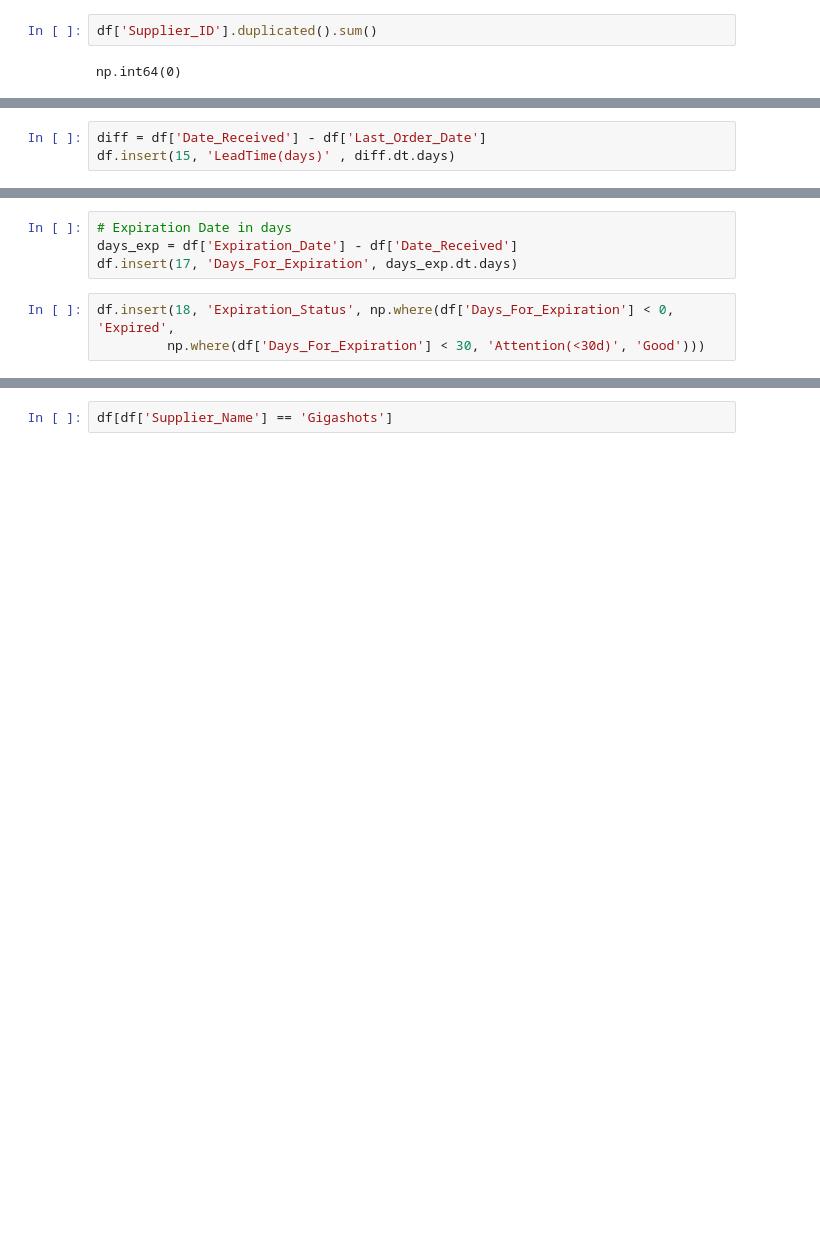
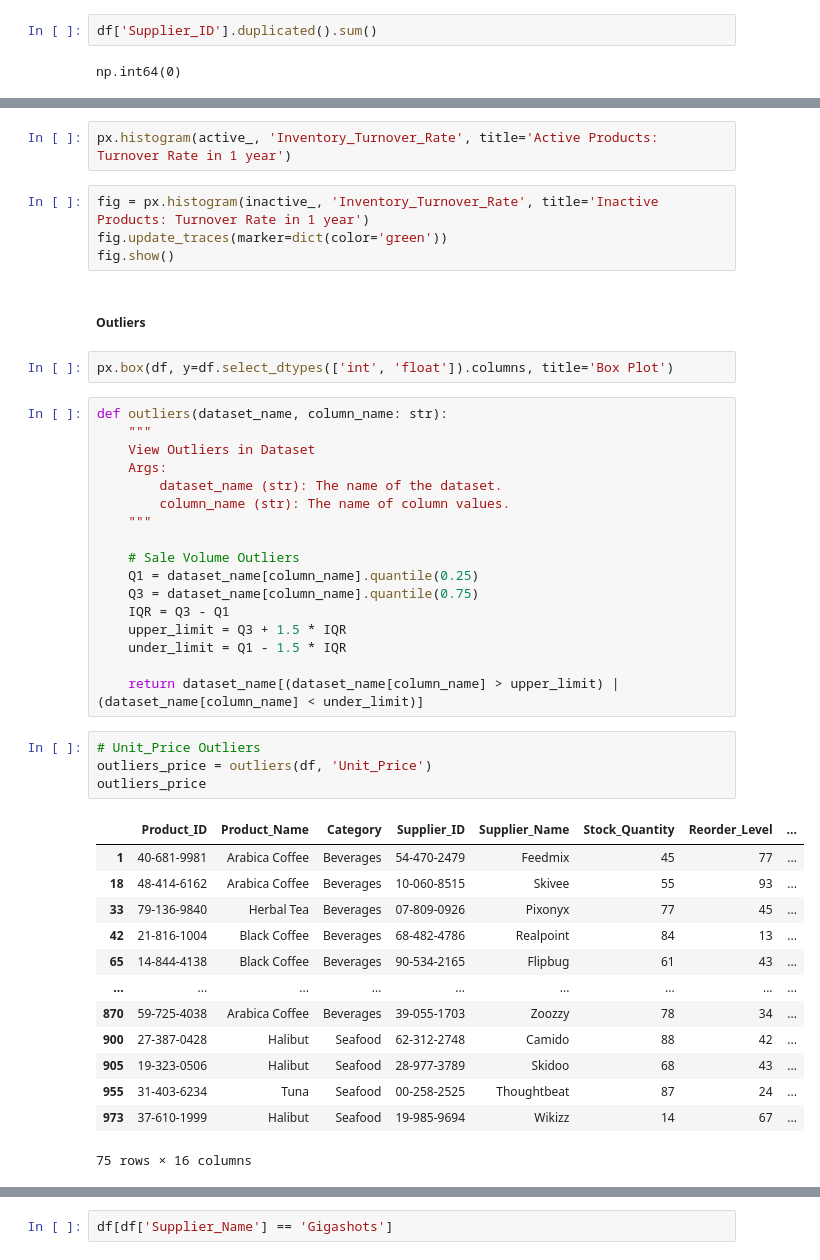
Before and after one commit to rbalbinotti/smart-supply-chain-ai, a Jupyter notebook: notebooks/01-mod_demand_inventory.ipynb, the cells around one changed output, grey strips where cells are left out. Cells and saved outputs as stored; diff of their text form; blank space fills up the shorter version.

```diff
--- a/notebooks/01-mod_demand_inventory.ipynb
+++ b/notebooks/01-mod_demand_inventory.ipynb
@@ -236,3 +242,0 @@ df.insert(12, 'Reorder_Value(%)', value=perc_reorder)
-# %%
-diff = df['Date_Received'] - df['Last_Order_Date']
-df.insert(15, 'LeadTime(days)' , diff.dt.days)
@@ -242,7 +242,0 @@ df['Purchase_Order'] = np.where(df['LeadTime(days)'] < 0, 'Active', 'Inactive')
-# %%
-# Expiration Date in days
-days_exp = df['Expiration_Date'] - df['Date_Received']
-df.insert(17, 'Days_For_Expiration', days_exp.dt.days)
-# %%
-df.insert(18, 'Expiration_Status', np.where(df['Days_For_Expiration'] < 0, 'Expired',
-         np.where(df['Days_For_Expiration'] < 30, 'Attention(<30d)', 'Good')))
@@ -299,0 +325,45 @@ Name: Product_ID, dtype: int64
+# %%
+px.histogram(active_, 'Inventory_Turnover_Rate', title='Active Products: Turnover Rate in 1 year')
+# %%
+fig = px.histogram(inactive_, 'Inventory_Turnover_Rate', title='Inactive Products: Turnover Rate in 1 year')
+fig.update_traces(marker=dict(color='green'))
+fig.show()
+# %% [markdown]
+##### Outliers
+# %%
+px.box(df, y=df.select_dtypes(['int', 'float']).columns, title='Box Plot')
+# %%
+def outliers(dataset_name, column_name: str):
+    """
+    View Outliers in Dataset
+    Args:
+        dataset_name (str): The name of the dataset.
+        column_name (str): The name of column values.
+    """
+
+    # Sale Volume Outliers
+    Q1 = dataset_name[column_name].quantile(0.25)
+    Q3 = dataset_name[column_name].quantile(0.75)
+    IQR = Q3 - Q1
+    upper_limit = Q3 + 1.5 * IQR
+    under_limit = Q1 - 1.5 * IQR
+
+    return dataset_name[(dataset_name[column_name] > upper_limit) | (dataset_name[column_name] < under_limit)]
+# %%
+# Unit_Price Outliers
+outliers_price = outliers(df, 'Unit_Price')
+outliers_price
+# %% [output]
+|  | Product_ID | Product_Name | Category | Supplier_ID | Supplier_Name | Stock_Quantity | Reorder_Level | ... |
+| 1 | 40-681-9981 | Arabica Coffee | Beverages | 54-470-2479 | Feedmix | 45 | 77 | ... |
+| 18 | 48-414-6162 | Arabica Coffee | Beverages | 10-060-8515 | Skivee | 55 | 93 | ... |
+| 33 | 79-136-9840 | Herbal Tea | Beverages | 07-809-0926 | Pixonyx | 77 | 45 | ... |
+| 42 | 21-816-1004 | Black Coffee | Beverages | 68-482-4786 | Realpoint | 84 | 13 | ... |
+| 65 | 14-844-4138 | Black Coffee | Beverages | 90-534-2165 | Flipbug | 61 | 43 | ... |
+| ... | ... | ... | ... | ... | ... | ... | ... | ... |
+| 870 | 59-725-4038 | Arabica Coffee | Beverages | 39-055-1703 | Zoozzy | 78 | 34 | ... |
+| 900 | 27-387-0428 | Halibut | Seafood | 62-312-2748 | Camido | 88 | 42 | ... |
+| 905 | 19-323-0506 | Halibut | Seafood | 28-977-3789 | Skidoo | 68 | 43 | ... |
+| 955 | 31-403-6234 | Tuna | Seafood | 00-258-2525 | Thoughtbeat | 87 | 24 | ... |
+| 973 | 37-610-1999 | Halibut | Seafood | 19-985-9694 | Wikizz | 14 | 67 | ... |
+75 rows × 16 columns
```
Also changed, not shown: parts of 91 cells of this notebook.
